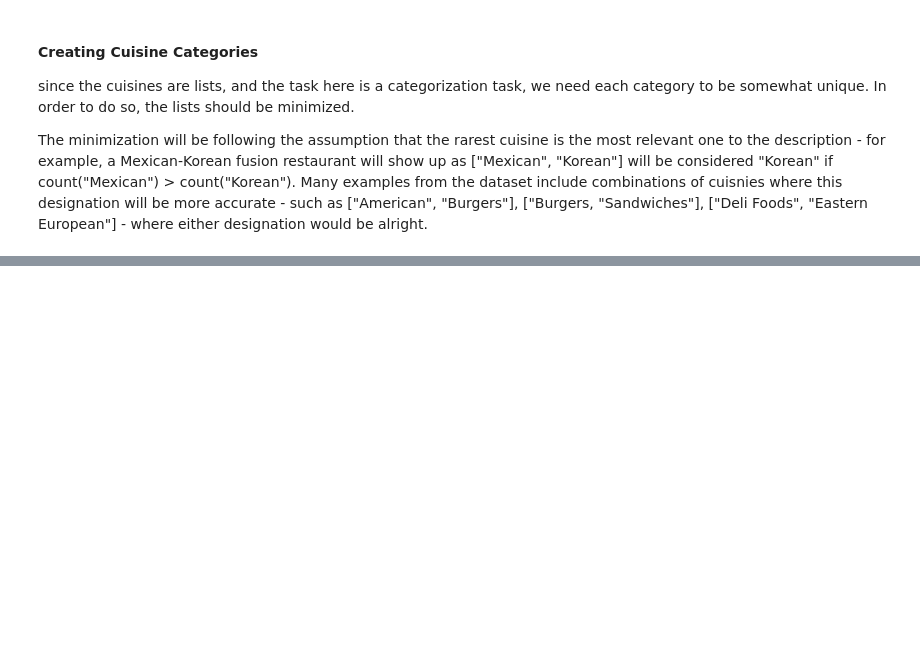
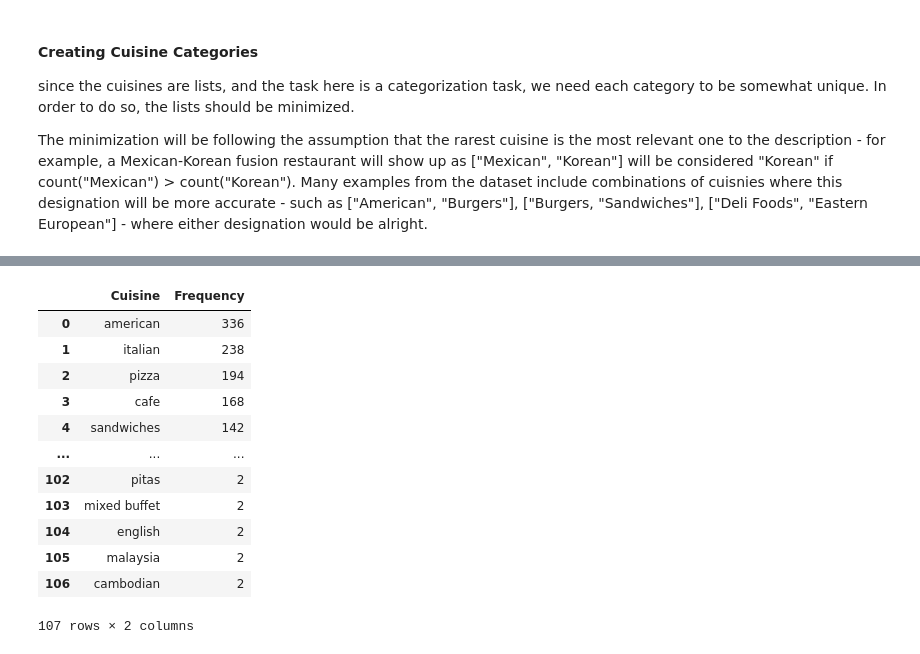
Before and after one commit to PrinCons/RestRecs, a Jupyter notebook: models/research/cuisine_exploration.ipynb, the cells around one changed output, grey strips where cells are left out. Drawn from its saved outputs; the diff is of its cells as text; code cells hidden in the pictures; blank space fills up the shorter version.

```diff
--- a/models/research/cuisine_exploration.ipynb
+++ b/models/research/cuisine_exploration.ipynb
@@ -119,5 +79,0 @@ item_corpus = make_item_corpus(menu_rest_data, "Items Processing")
-# %%
-bow = []
-for item in item_corpus:
-    for word in item.split():
-        bow.append(word)
@@ -190,0 +125,30 @@ cuisine_freq
+# %%
+full_combo["Cuisine"] = full_combo["Cuisine"].apply(lambda l: [clean_cuisine(item) for item in l if clean_cuisine(item) != ""] if isinstance(l, list) else l)
+# %%
+for cuisine_list in full_combo["Cuisine"]:
+    if isinstance(cuisine_list, list):
+        for cuisine in cuisine_list:
+            if cuisine in menu_freq:
+                menu_freq[cuisine] += 1
+            else:
+                menu_freq[cuisine] = 1
+cuisine_freq = pd.DataFrame.from_dict(menu_freq, orient='index')
+cuisine_freq.reset_index(inplace=True)
+cuisine_freq.columns = ["Cuisine", "Frequency"]
+cuisine_freq.sort_values(["Frequency"], ascending = False, inplace=True)
+cuisine_freq.reset_index(drop=True, inplace=True)
+cuisine_freq
+# %% [output]
+|  | Cuisine | Frequency |
+| 0 | american | 336 |
+| 1 | italian | 238 |
+| 2 | pizza | 194 |
+| 3 | cafe | 168 |
+| 4 | sandwiches | 142 |
+| ... | ... | ... |
+| 102 | pitas | 2 |
+| 103 | mixed buffet | 2 |
+| 104 | english | 2 |
+| 105 | malaysia | 2 |
+| 106 | cambodian | 2 |
+107 rows × 2 columns
```
Also changed, not shown: parts of 21 cells of this notebook, 4 other files.
